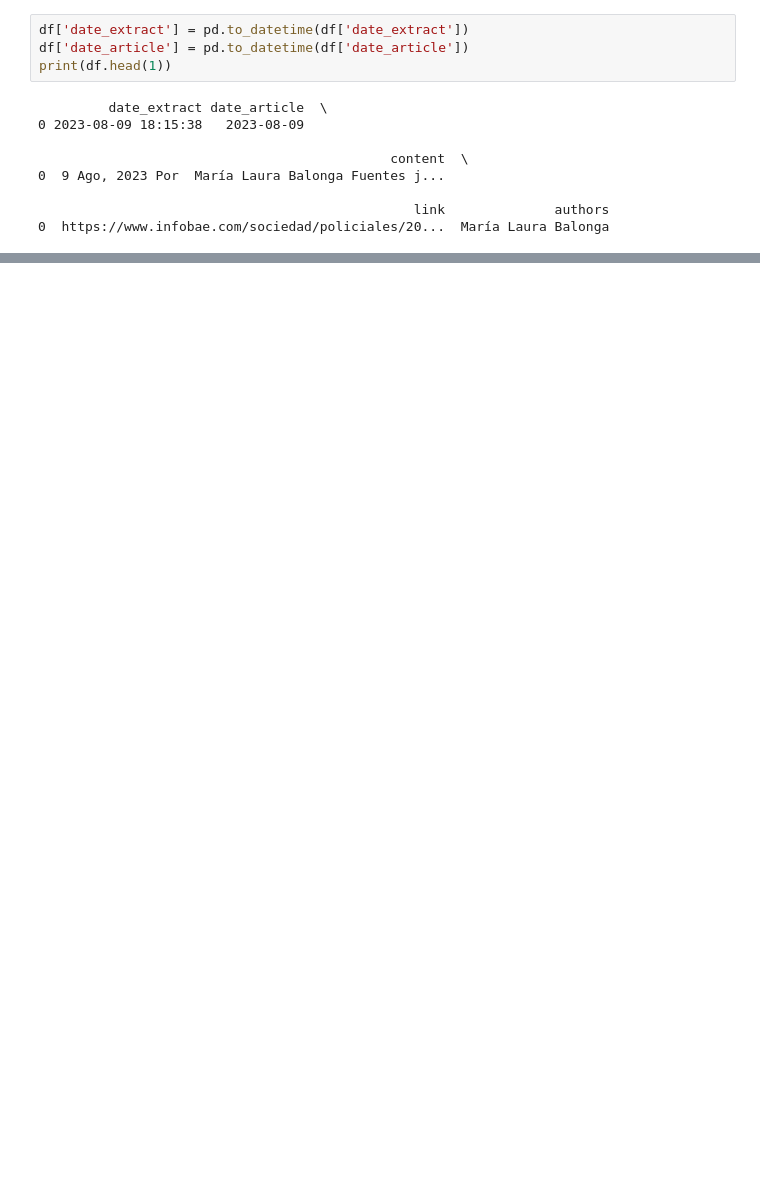
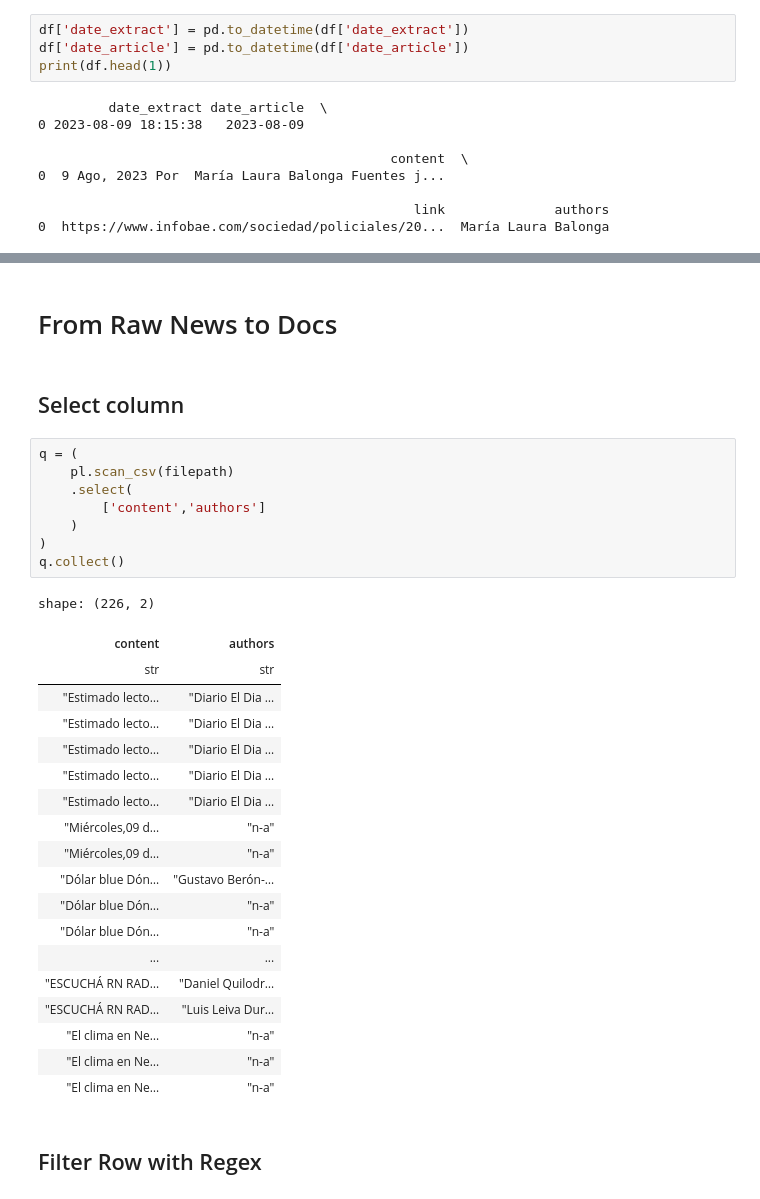
Before and after one commit to castillosebastian/willow, a Jupyter notebook: dev/transforme_first_clean.ipynb, the cells around one changed output, grey strips where cells are left out. Drawn from its saved outputs; the diff is of its cells as text; blank space fills up the shorter version.

```diff
--- a/dev/transforme_first_clean.ipynb
+++ b/dev/transforme_first_clean.ipynb
@@ -27,0 +74,34 @@ print(df.head(1))
+# %% [markdown]
+# From Raw News to Docs
+# %% [markdown]
+## Select column
+# %%
+q = (
+    pl.scan_csv(filepath)
+    .select(
+        ['content','authors']
+    )
+)
+q.collect()
+# %% [output]
+shape: (226, 2)
+| content | authors |
+| str | str |
+| "Estimado lecto… | "Diario El Dia … |
+| "Estimado lecto… | "Diario El Dia … |
+| "Estimado lecto… | "Diario El Dia … |
+| "Estimado lecto… | "Diario El Dia … |
+| "Estimado lecto… | "Diario El Dia … |
+| "Miércoles,09 d… | "n-a" |
+| "Miércoles,09 d… | "n-a" |
+| "Dólar blue Dón… | "Gustavo Berón-… |
+| "Dólar blue Dón… | "n-a" |
+| "Dólar blue Dón… | "n-a" |
+| ... | ... |
+| "ESCUCHÁ RN RAD… | "Daniel Quilodr… |
+| "ESCUCHÁ RN RAD… | "Luis Leiva Dur… |
+| "El clima en Ne… | "n-a" |
+| "El clima en Ne… | "n-a" |
+| "El clima en Ne… | "n-a" |
+# %% [markdown]
+## Filter Row with Regex
```
Also changed, not shown: parts of 26 cells of this notebook, 3 other files.
